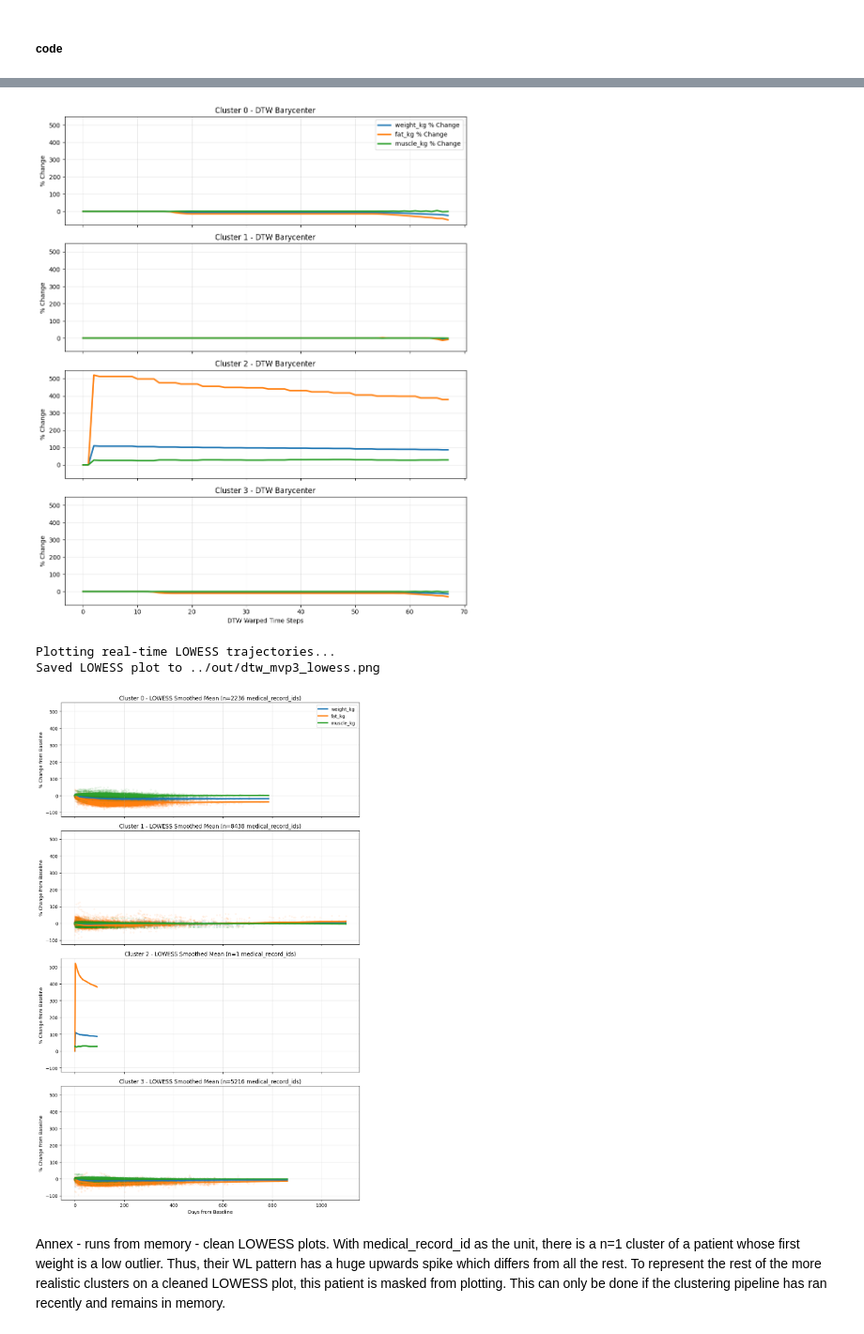
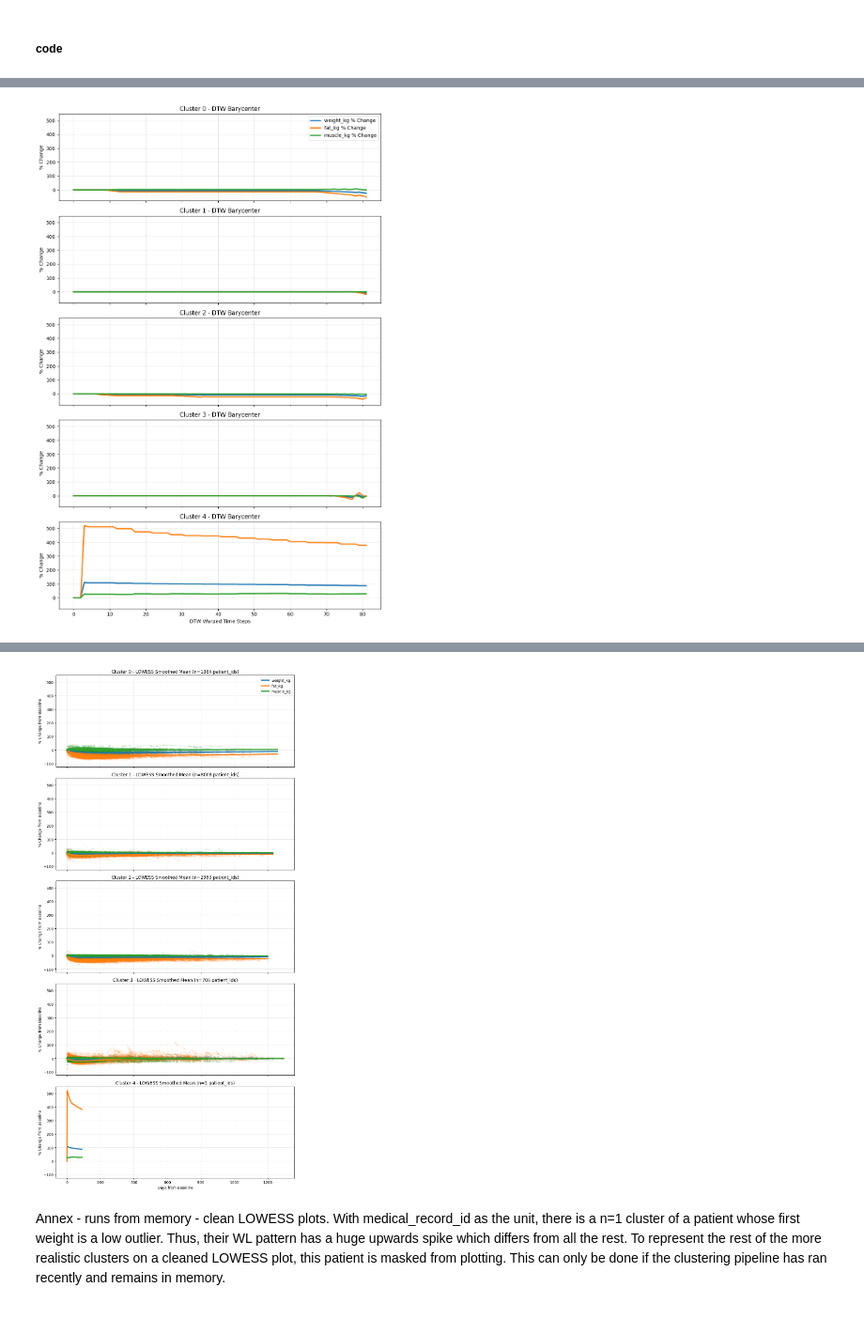
Before and after one commit to Miksa-uam/PROMET_2026, a Jupyter notebook: p4_dir/scripts/p4_notebook.ipynb, the cells around one changed output, grey strips where cells are left out. Shown at 94% size. Drawn from its saved outputs; the diff is of its cells as text; code cells hidden in the pictures.

```diff
--- a/p4_dir/scripts/p4_notebook.ipynb
+++ b/p4_dir/scripts/p4_notebook.ipynb
@@ -139,14 +229,14 @@ from mdtw_mvp3 import (
 # 1. CONFIGURATION
 # -------------------------------------------------------------------------
 DB_PATH = "../dbs/pnk_db2_filtered.sqlite"
-OUT_DB_PATH = "../out/out_db.sqlite"
+OUT_DB_PATH = "../out/mdtw_mvp3_abs_bc_patientid_level/out_db.sqlite"
 OUT_TABLE = "dtw_mvp3_cluster_labels"
 
-ID_COL = "medical_record_id"
+ID_COL = "patient_id"
 # We define the raw columns from the database. The script will automatically
 # convert any % variables into their absolute _kg equivalents.
 TARGET_COLS = ["weight_kg", "fat_%", "muscle_%"]
-MAX_WEIGHINS = 68
+MAX_WEIGHINS = 82
 
 # -------------------------------------------------------------------------
 # 2. DATA PREPARATION (Now with absolute body comp conversion)
@@ -188,7 +278,7 @@ best_k, best_model, best_labels = run_dtw_clustering_search(
     ts_dataset=ts_dataset,
     k_min=2,
     k_max=7,
-    elbow_plot_path="../out/dtw_mvp3_elbow_curve.png"
+    elbow_plot_path="../out/mdtw_mvp3_abs_bc_patientid_level/dtw_mvp3_elbow_curve.png"
 )
 
 save_clusters_to_db(
@@ -206,7 +296,7 @@ print("\nPlotting DTW Barycenters...")
 plot_dtw_barycenters(
     model=best_model,
     target_cols=updated_targets,
-    output_path="../out/dtw_mvp3_barycenters.png"
+    output_path="../out/mdtw_mvp3_abs_bc_patientid_level/dtw_mvp3_barycenters.png"
 )
 
 print("\nPlotting real-time LOWESS trajectories...")
@@ -216,6 +306,6 @@ plot_lowess_trajectories(
     labels=best_labels,
     id_col=ID_COL,
     target_cols=updated_targets,
-    output_path="../out/dtw_mvp3_lowess.png"
+    output_path="../out/mdtw_mvp3_abs_bc_patientid_level/dtw_mvp3_lowess.png"
 )
 # %% [output]
@@ -241,0 +335 @@ Saved Elbow plot to ../out/dtw_mvp3_elbow_curve.png
+[figure, new version]
@@ -247,7 +338,4 @@ Saved DTW Barycenters plot to ../out/dtw_mvp3_barycenters.png
-[figure, old version]
-Plotting real-time LOWESS trajectories...
-Saved LOWESS plot to ../out/dtw_mvp3_lowess.png
-[figure, old version]
+[figure, new version]
 # %% [markdown]
 Annex - runs from memory - clean LOWESS plots. With medical_record_id as the unit, there is a n=1 cluster of a patient whose first weight is a low outlier. Thus, their WL pattern has a huge upwards spike which differs from all the rest. To represent the rest of the more realistic clusters on a cleaned LOWESS plot, this patient is masked from plotting. This can only be done if the clustering pipeline has ran recently and remains in memory.
 # %%
```
Also changed, not shown: parts of 6 cells of this notebook, 7 other files.
